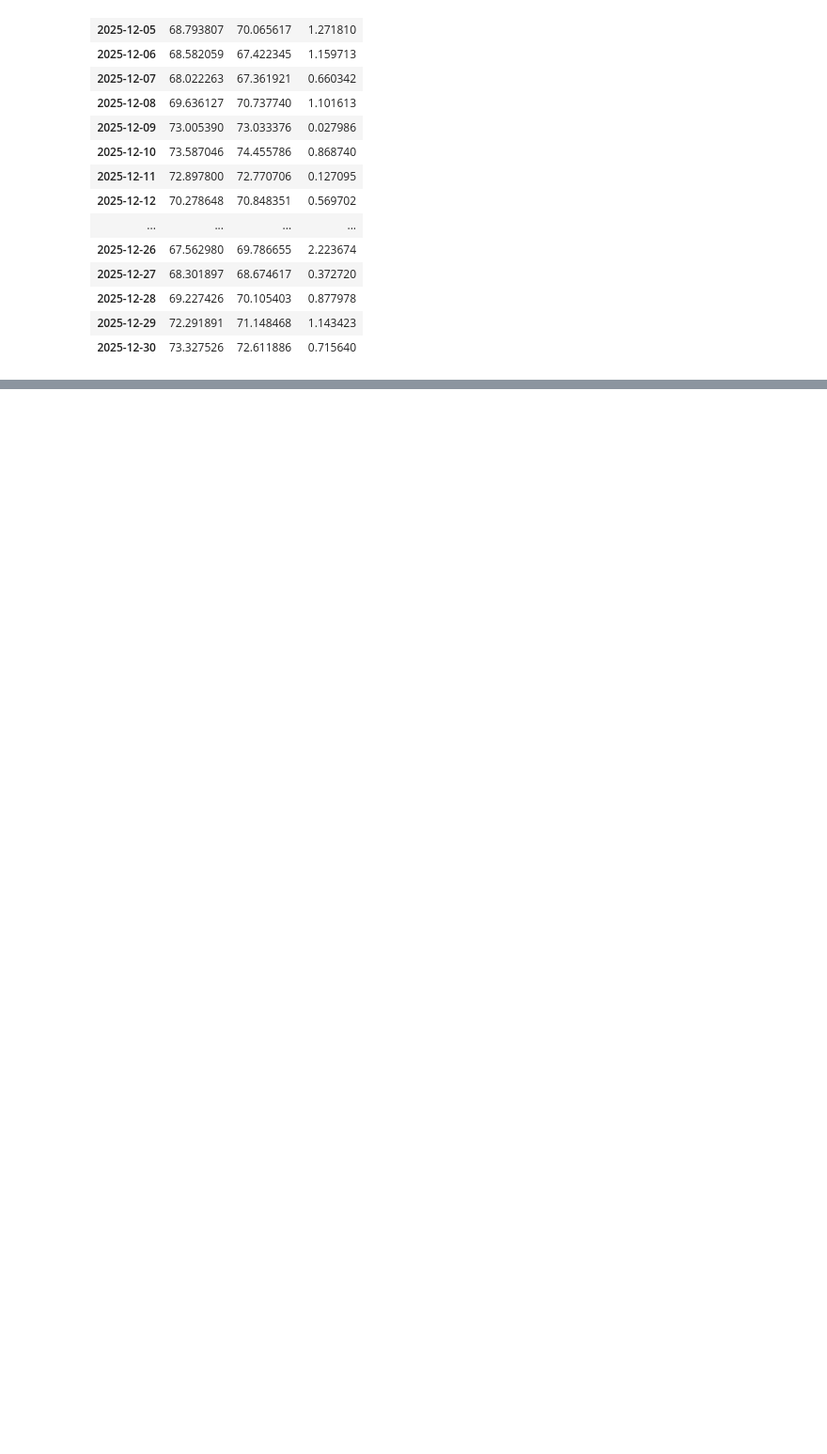
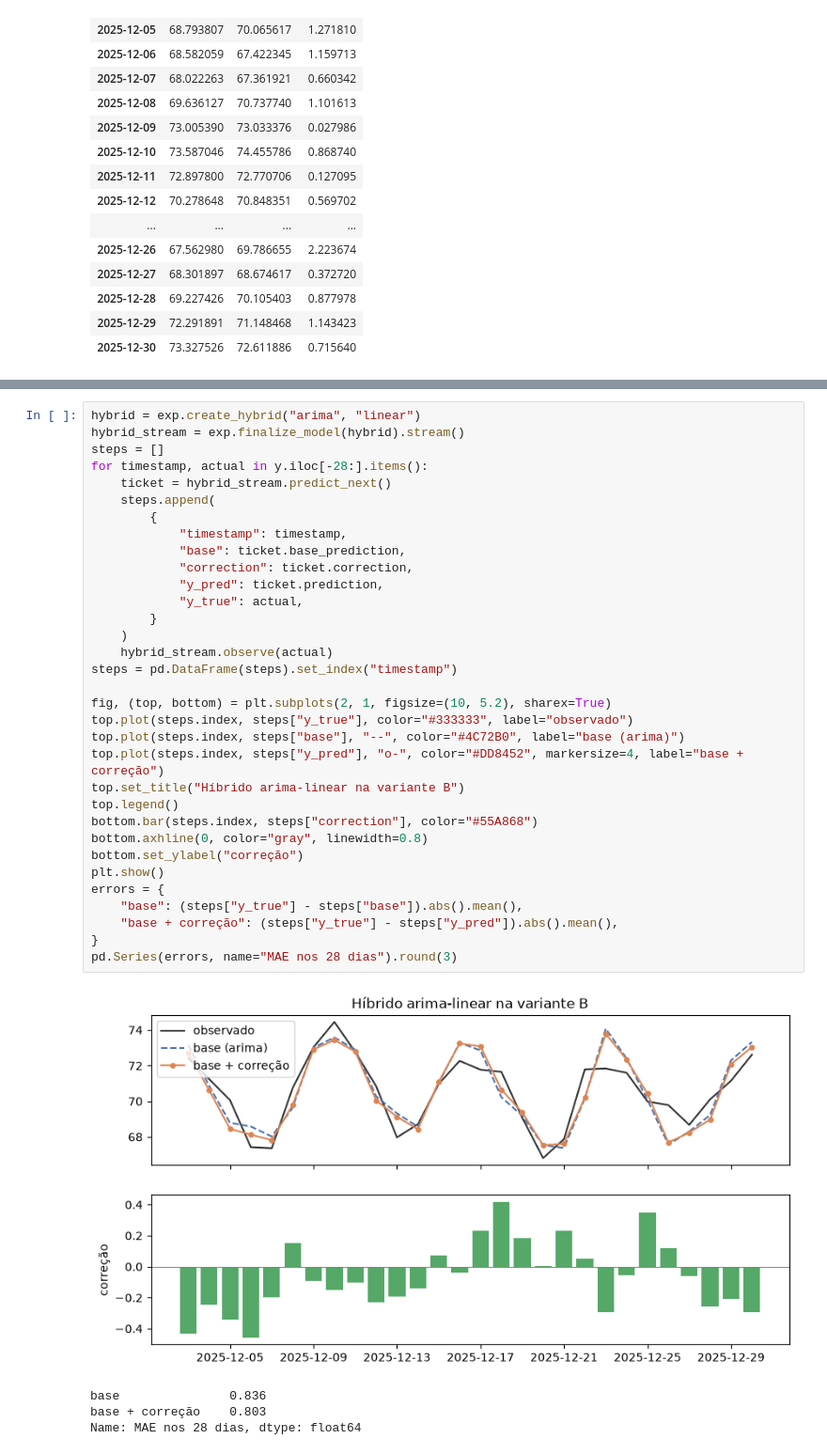
Before and after one commit to autohybts-lib/AutoHybTS, a Jupyter notebook: notebooks/04_rolling_one_step.ipynb, the cells around one changed output, grey strips where cells are left out. Shown at 94% size. Cells and saved outputs as stored; diff of their text form; blank space fills up the shorter version.

```diff
--- a/notebooks/04_rolling_one_step.ipynb
+++ b/notebooks/04_rolling_one_step.ipynb
@@ -92,0 +121,38 @@ stream_log
+# %%
+hybrid = exp.create_hybrid("arima", "linear")
+hybrid_stream = exp.finalize_model(hybrid).stream()
+steps = []
+for timestamp, actual in y.iloc[-28:].items():
+    ticket = hybrid_stream.predict_next()
+    steps.append(
+        {
+            "timestamp": timestamp,
+            "base": ticket.base_prediction,
+            "correction": ticket.correction,
+            "y_pred": ticket.prediction,
+            "y_true": actual,
+        }
+    )
+    hybrid_stream.observe(actual)
+steps = pd.DataFrame(steps).set_index("timestamp")
+
+fig, (top, bottom) = plt.subplots(2, 1, figsize=(10, 5.2), sharex=True)
+top.plot(steps.index, steps["y_true"], color="#333333", label="observado")
+top.plot(steps.index, steps["base"], "--", color="#4C72B0", label="base (arima)")
+top.plot(steps.index, steps["y_pred"], "o-", color="#DD8452", markersize=4, label="base + correção")
+top.set_title("Híbrido arima-linear na variante B")
+top.legend()
+bottom.bar(steps.index, steps["correction"], color="#55A868")
+bottom.axhline(0, color="gray", linewidth=0.8)
+bottom.set_ylabel("correção")
+plt.show()
+errors = {
+    "base": (steps["y_true"] - steps["base"]).abs().mean(),
+    "base + correção": (steps["y_true"] - steps["y_pred"]).abs().mean(),
+}
+pd.Series(errors, name="MAE nos 28 dias").round(3)
+# %% [output]
+[figure, added]
+base               0.836
+base + correção    0.803
+Name: MAE nos 28 dias, dtype: float64
```
Also changed, not shown: parts of 7 cells of this notebook, 18 other files.
